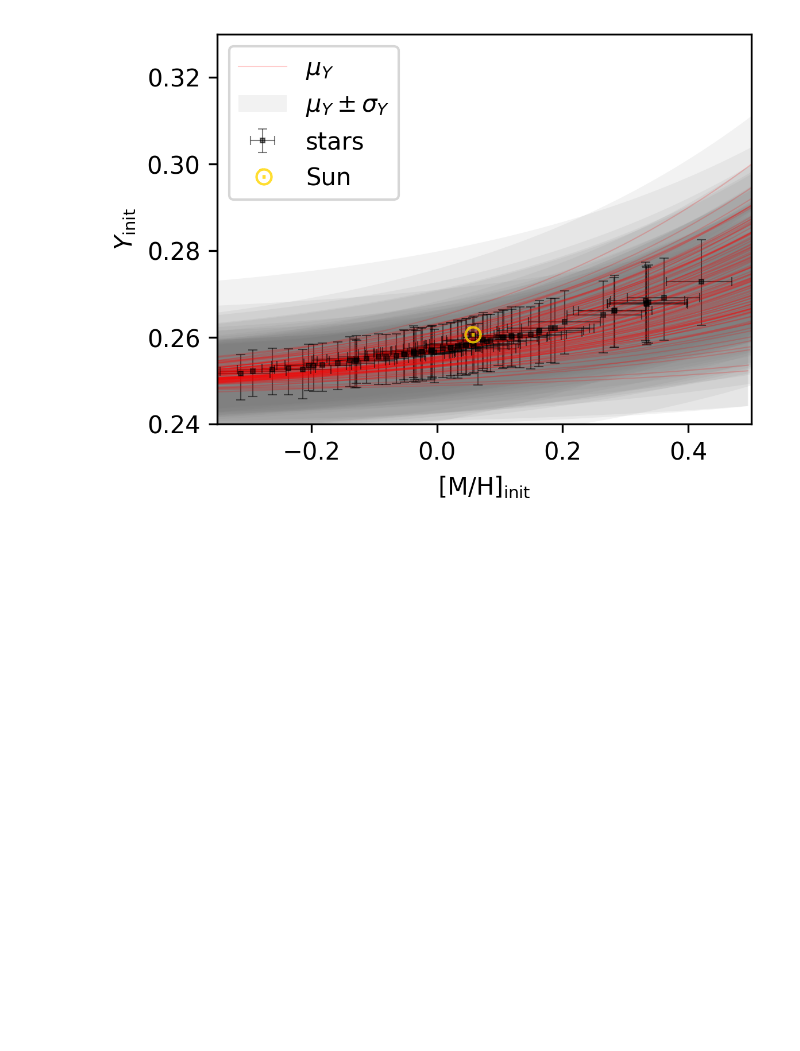
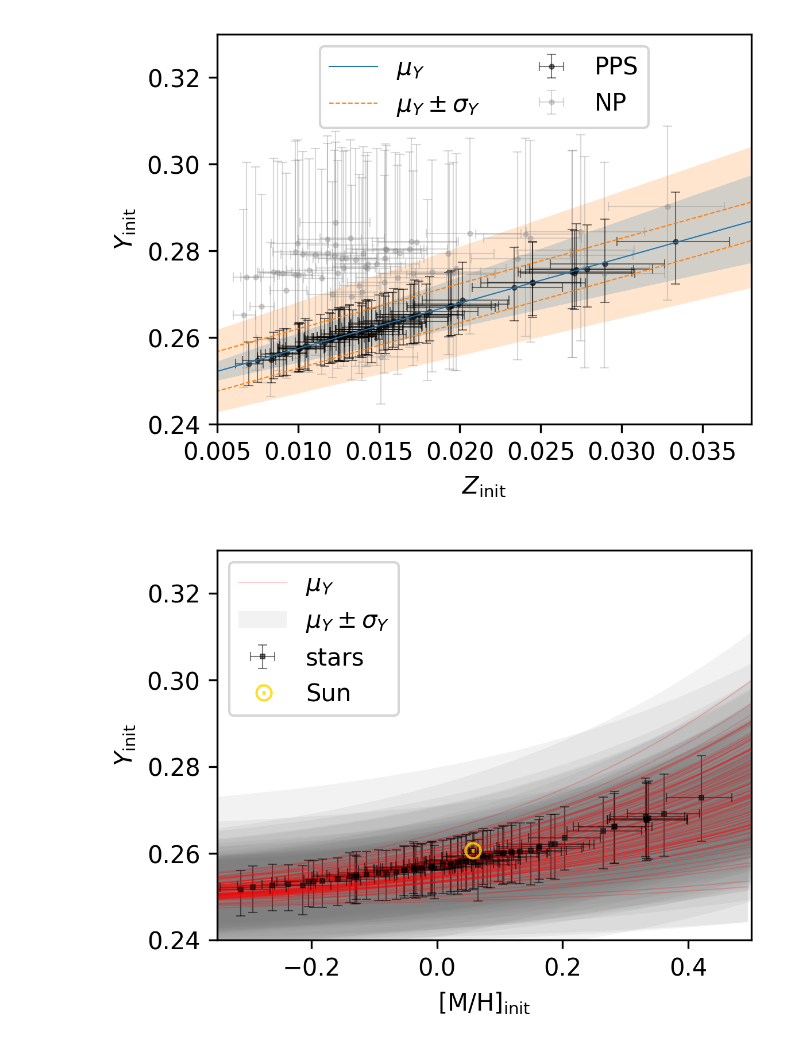
Before and after one commit to alexlyttle/hierarchically-modelling-dwarfs, a Jupyter notebook: modelling/final_models/population_plots.ipynb, the cells around one changed output. Saved outputs shown, nothing was run; the diff lists cells and outputs as text; code cells hidden in the pictures; blank space fills up the shorter version.

```diff
--- a/modelling/final_models/population_plots.ipynb
+++ b/modelling/final_models/population_plots.ipynb
@@ -111,0 +124,13 @@ plt.savefig(os.path.join(path, 'zi_yi_results_plot.png'), bbox_inches='tight')
+# %%
+yy_16 = np.quantile(yy, .16, axis=1)
+# %%
+yy_up = yy + samples['population/sigma_yi'].to_numpy()[np.newaxis, :]
+yy_low = yy - samples['population/sigma_yi'].to_numpy()[np.newaxis, :]
+# %%
+yy_up_med = np.median(yy_up, axis=1)
+yy_up_84 = np.quantile(yy_up, .84, axis=1)
+yy_up_16 = np.quantile(yy_up, .16, axis=1)
+# %%
+yy_low_med = np.median(yy_low, axis=1)
+yy_low_84 = np.quantile(yy_low, .84, axis=1)
+yy_low_16 = np.quantile(yy_low, .16, axis=1)
@@ -112,3 +150,68 @@ plt.savefig(os.path.join(path, 'zi_yi_results_plot.png'), bbox_inches='tight')
+# %%
+plt.figure(figsize=(4, 3), dpi=300)
+
+# for i in range(n):
+#     l_sig = plt.fill_between(z[:, i], y_upper[:, i], y_lower[:, i], facecolor='grey', edgecolor='none', alpha=0.1)
+
+l_up, = plt.plot(zz[:, 0], yy_up_med, 'C1--', linewidth=0.5)
+l_low, = plt.plot(zz[:, 0], yy_low_med, 'C1--', linewidth=0.5)
+
+l_spread = plt.fill_between(zz[:, 0], yy_up_84, yy_low_16, facecolor='C1', alpha=0.2, linewidth=0.5)
+
+# l_mod = plt.plot(z, y, 'r', alpha=0.2, linewidth=0.5)
+l_med, = plt.plot(zz[:, 0], yy_med, linewidth=0.5)
+l_cred = plt.fill_between(zz[:, 0], yy_84, yy_16, alpha=0.2, linewidth=0.5,
+                          facecolor='C0', edgecolor='none', )
+
+l_np = plt.errorbar(x=np['zi_50th'], y=np['yi_50th'],
+             xerr=[np['zi_50th']-np['zi_16th'], np['zi_84th']-np['zi_50th']],
+             yerr=[np['yi_50th']-np['yi_16th'], np['yi_84th']-np['yi_50th']],
+             linestyle='none', alpha=0.3, color='grey',
+             marker='o', markersize=2, elinewidth=0.5,
+             capsize=2, markeredgewidth=0.5,
+             zorder=1
+             )
+
+l_data = plt.errorbar(x=stars['zi_50th'], y=stars['yi_50th'],
+             xerr=[stars['zi_50th']-stars['zi_16th'], stars['zi_84th']-stars['zi_50th']],
+             yerr=[stars['yi_50th']-stars['yi_16th'], stars['yi_84th']-stars['yi_50th']],
+             linestyle='none', alpha=0.5, color='k',
+             marker='o', markersize=2, elinewidth=0.5,
+             capsize=2, markeredgewidth=0.5,
+             zorder=1
+             )
+
+handles = [l_med,
+#            l_cred,
+           l_up,
+#            l_spread,
+           l_data, l_np]
+labels=[r'$\mu_Y$',
+#         r'$\mu_Y$ 68',
+        r'$\mu_Y \pm \sigma_Y$',
+#         r'$\mu_Y \pm \sigma_Y$ 68',
+        'PPS', 'NP']
+
+# if 'SUN' in stars['name'].to_numpy():
+#     s = stars[stars['name']=='SUN']
+#     l_sun, = plt.plot(s['zi_50th'], s['yi_50th'], c='gold', marker=r'$\odot$', markersize=8,
+#                  linestyle='none', markeredgewidth=0.2, zorder=3, label='sun', alpha=0.8
+#              )
+#     handles += [l_sun]
+#     labels += ['Sun']
+
+plt.xlabel(r'$Z_\mathrm{init}$')
+plt.ylabel(r'$Y_\mathrm{init}$')
+
+plt.xlim(0.005, 0.038)
+plt.ylim(0.24, 0.33)
+
+# plt.legend();
+
+plt.legend(handles=handles, labels=labels, ncol=2, loc='upper center');
+plt.savefig(os.path.join(path, 'zi_yi_results_plot_2.png'), bbox_inches='tight')
+# %% [output]
+[figure, added]
 # %%
 n_points = 100
 z = np.linspace(0.005, 0.04, n_points)[:, np.newaxis] * np.ones((n_points, n))
```
Also changed, not shown: parts of 10 cells of this notebook, 2 other files.
